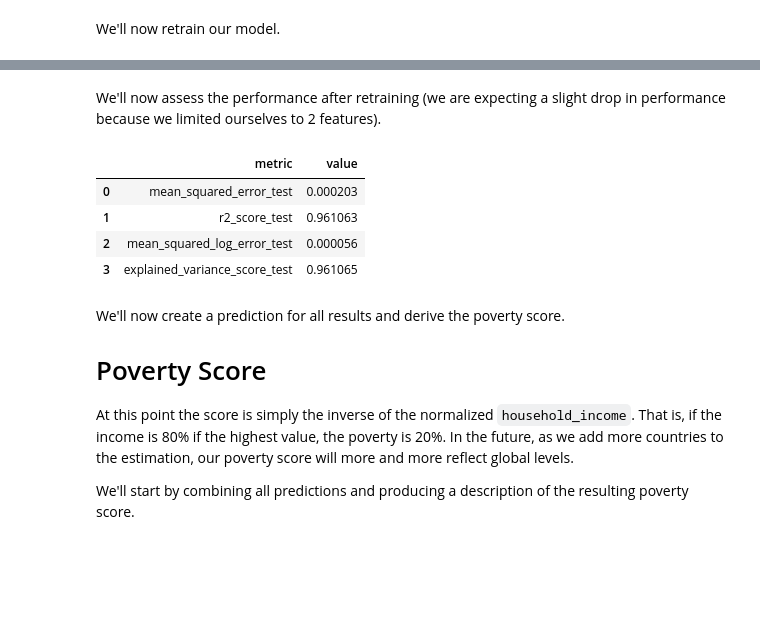
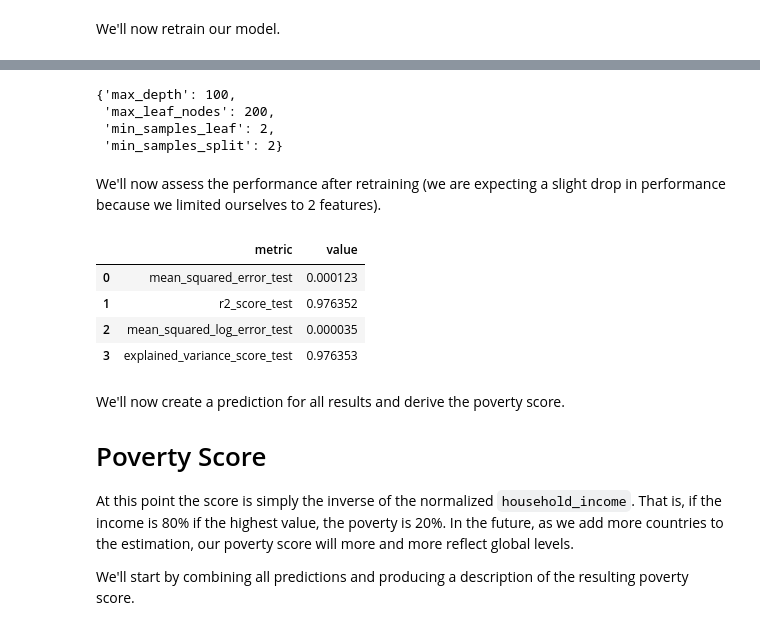
Before and after one commit to rossrco/kiva_ph_poverty_score, a Jupyter notebook: poverty_score.ipynb, the cells around one changed output, grey strips where cells are left out. Saved outputs shown, nothing was run; the diff lists cells and outputs as text; code cells hidden in the pictures; blank space fills up the shorter version.

```diff
--- a/poverty_score.ipynb
+++ b/poverty_score.ipynb
@@ -507,0 +500,15 @@ DecisionTreeRegressor(criterion='mse', max_depth=None, max_features=None,
+# %%
+dec_tree = tree.DecisionTreeRegressor(random_state = 42)
+hyperparam = {'max_depth' : np.arange(100, 500, 100),
+              'min_samples_split' : np.arange(2, 10, 2),
+              'min_samples_leaf' : np.arange(2, 10, 2),
+              'max_leaf_nodes' : np.arange(100, 500, 100)}
+
+final_clf = GridSearchCV(dec_tree,
+                         hyperparam,
+                         scoring = ['neg_mean_squared_error',
+                                    'neg_mean_squared_log_error',
+                                    'explained_variance',
+                                    'r2'],
+                        refit = 'r2')
+final_clf.fit(X_train, y_train)
@@ -508,19 +527,28 @@ DecisionTreeRegressor(criterion='mse', max_depth=None, max_features=None,
+# %%
+final_clf.best_params_
+# %% [output]
+{'max_depth': 100,
+ 'max_leaf_nodes': 200,
+ 'min_samples_leaf': 2,
+ 'min_samples_split': 2}
+# %%
+best_model = final_clf.best_estimator_
 # %% [markdown]
 We'll now assess the performance after retraining (we are expecting a slight drop in performance because we limited ourselves to 2 features).
 # %%
 metrics = pd.DataFrame(columns = ['metric', 'value'])
 
 for metric, scorer, i in zip(metric_names, scorers, range(len(metric_names))):
     for set_type, set_data in zip(('train', 'test'), ([y_train, X_train], [y_test, X_test])):
-        metrics.loc[i] = [metric + '_' + set_type, scorer(set_data[0], final_clf.predict(set_data[1]))]
+        metrics.loc[i] = [metric + '_' + set_type, scorer(set_data[0], best_model.predict(set_data[1]))]
 
 metrics
 # %% [output]
 |  | metric | value |
-| 0 | mean_squared_error_test | 0.000203 |
-| 1 | r2_score_test | 0.961063 |
-| 2 | mean_squared_log_error_test | 0.000056 |
-| 3 | explained_variance_score_test | 0.961065 |
+| 0 | mean_squared_error_test | 0.000123 |
+| 1 | r2_score_test | 0.976352 |
+| 2 | mean_squared_log_error_test | 0.000035 |
+| 3 | explained_variance_score_test | 0.976353 |
 # %% [markdown]
 We'll now create a prediction for all results and derive the poverty score.
 
```
Also changed, not shown: parts of 13 cells of this notebook, 2 other files.
